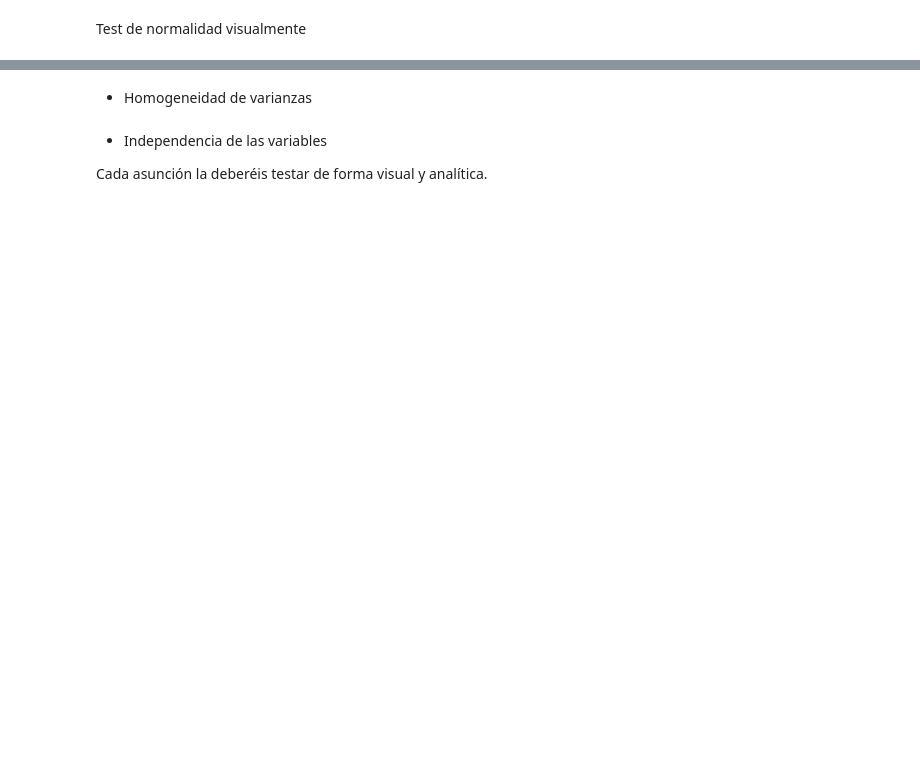
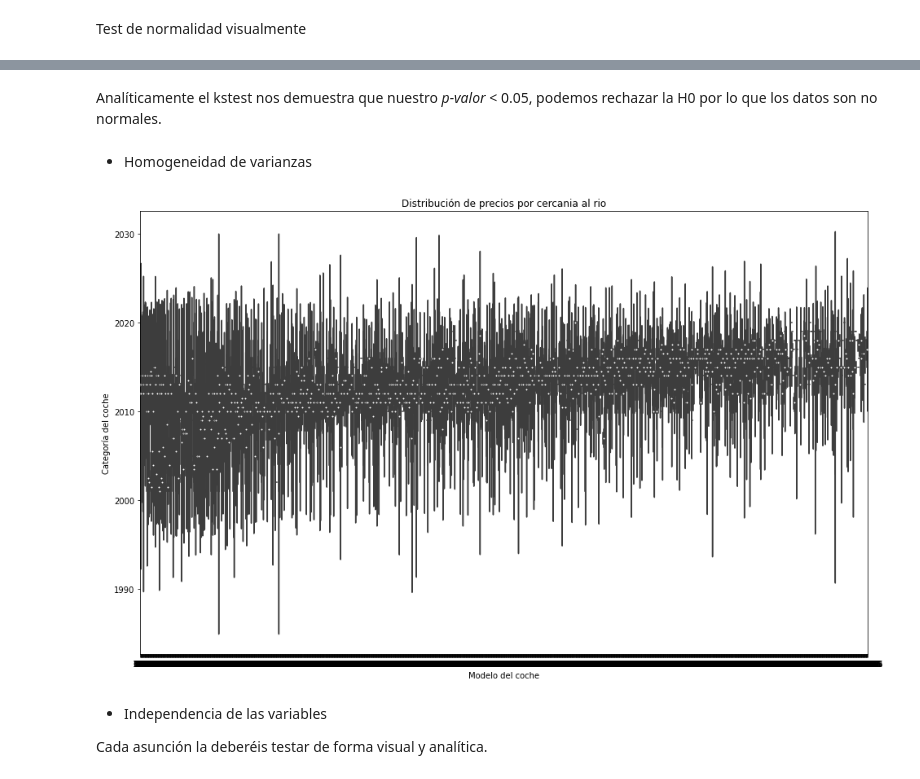
Before and after one commit to Adalab/DA-PROMO-B-MODULO-3-SPRINT-1-ANAIS-ARIANA, a Jupyter notebook: regresion_lineal/Regresión4.ipynb, the cells around one changed output, grey strips where cells are left out. Drawn from its saved outputs; the diff is of its cells as text; code cells hidden in the pictures; blank space fills up the shorter version.

```diff
--- a/regresion_lineal/Regresión4.ipynb
+++ b/regresion_lineal/Regresión4.ipynb
@@ -54,5 +46,24 @@ KstestResult(statistic=0.9991162853366435, pvalue=0.0)
+# %% [markdown]
+Analíticamente el kstest nos demuestra que nuestro *p-valor* < 0.05, podemos rechazar la H0 por lo que los datos son no normales.
 # %% [markdown]
 - Homogeneidad de varianzas
+# %%
+# violin plots
+
+fig, ax = plt.subplots(nrows=1, ncols=1, figsize=(16, 10))
+
+sns.violinplot(
+    x       = 'Price',
+    y       = 'Prod. year',
+    data    = df,
+    palette = 'tab10',
+    ax      = ax
+)
+ax.set_title('Distribución de precios por cercania al rio')
+ax.set_ylabel('Categoría del coche')
+ax.set_xlabel('Modelo del coche');
+# %% [output]
+[figure, added]
 # %% [markdown]
 - Independencia de las variables
 
```
Also changed, not shown: parts of 6 cells of this notebook, 2 other files.
